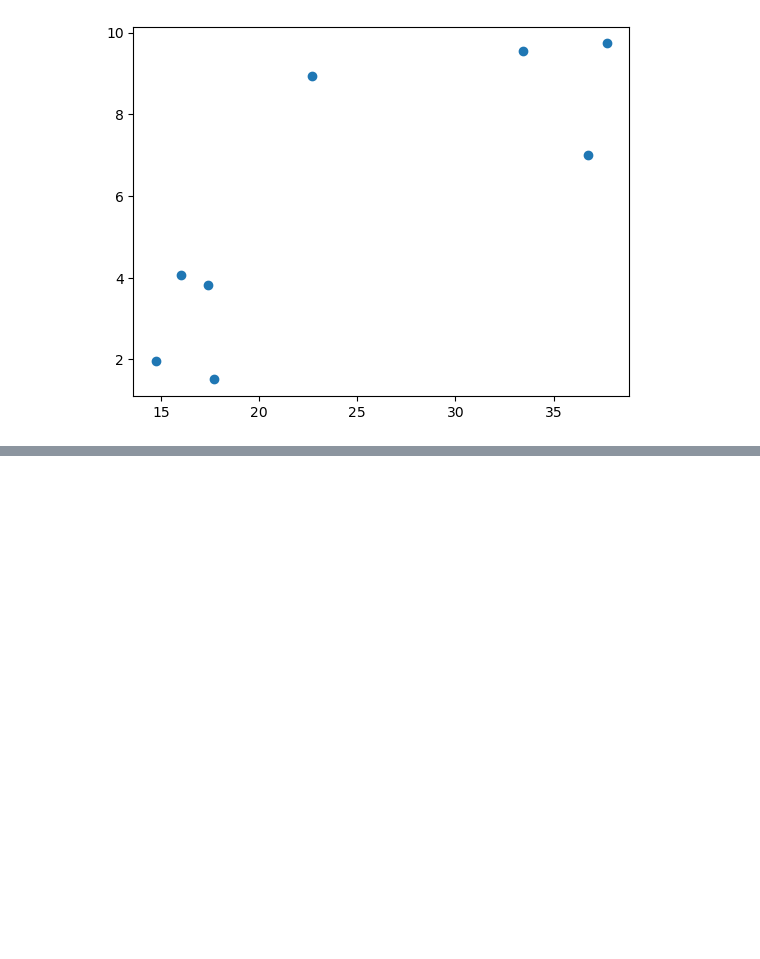
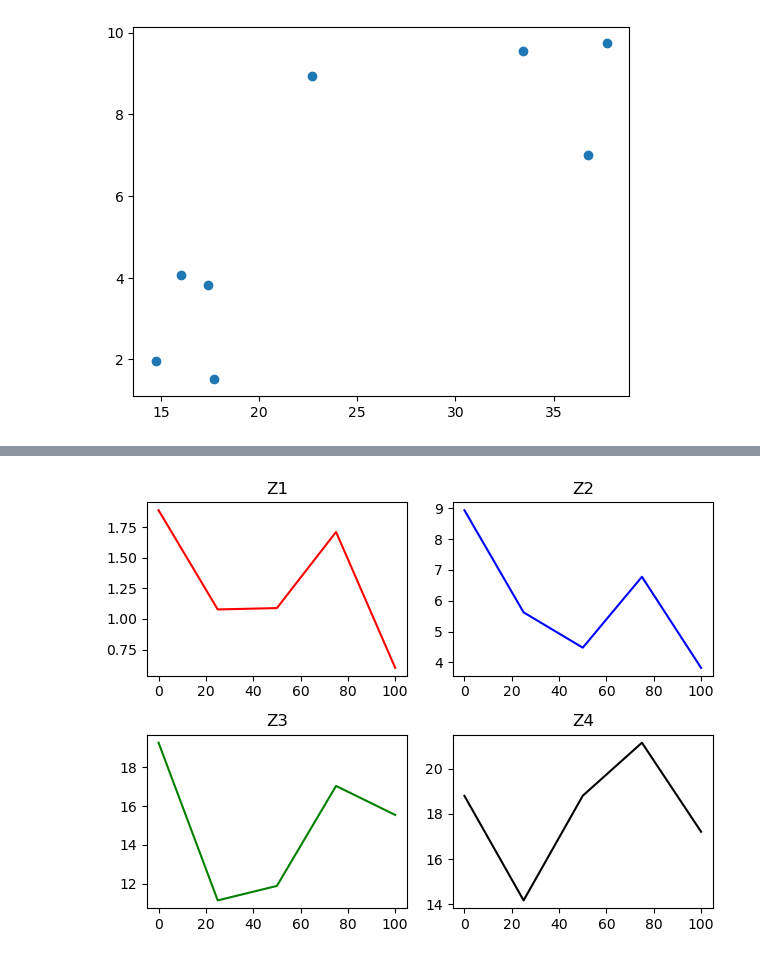
Before and after one commit to ThisSimm0nds/cultivar_mixture_modelling, a Jupyter notebook: Exploitative_data_analysis .ipynb, the cells around one changed output, grey strips where cells are left out. Drawn from its saved outputs; the diff is of its cells as text; code cells hidden in the pictures; blank space fills up the shorter version.

```diff
--- a/Exploitative_data_analysis .ipynb
+++ b/Exploitative_data_analysis .ipynb
@@ -103,0 +106,17 @@ plt.plot(df['Trat'],df['Z1'], color = 'Red')
+# %%
+fig, axs = plt.subplots(2,2)
+axs[0,0].plot(df['Trat'],df['Z1'], color = 'Red')
+axs[0,0].set_title("Z1")
+
+axs[0,1].plot(df['Trat'],df['Z2'], color = 'Blue')
+axs[0,1].set_title("Z2")
+
+axs[1,0].plot(df['Trat'],df['Z3'], color = 'Green')
+axs[1,0].set_title("Z3")
+
+axs[1,1].plot(df['Trat'],df['Z4'], color = 'Black')
+axs[1,1].set_title("Z4")
+
+fig.tight_layout()
+# %% [output]
+[figure, added]
```
Also changed, not shown: parts of 6 cells of this notebook, 1 other file.
